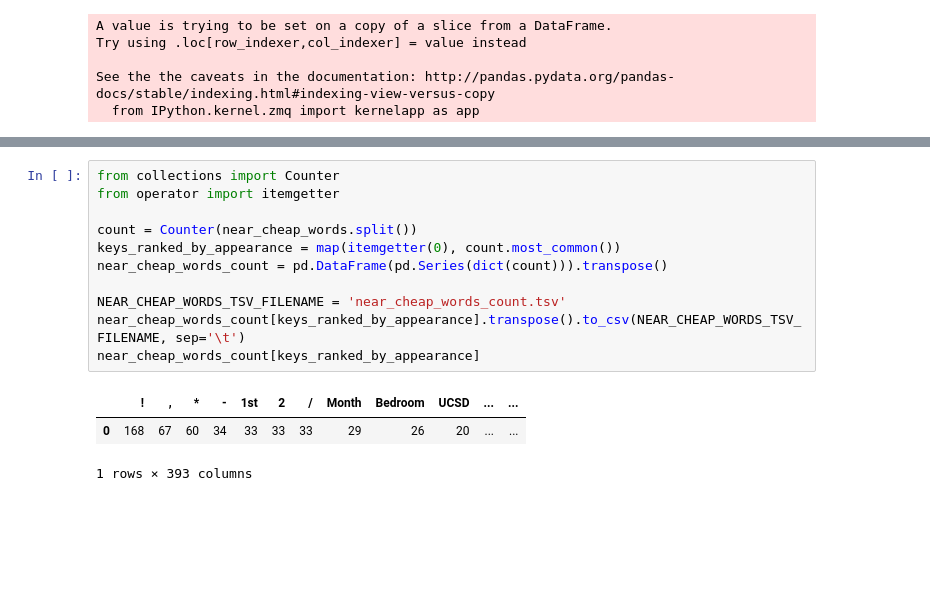
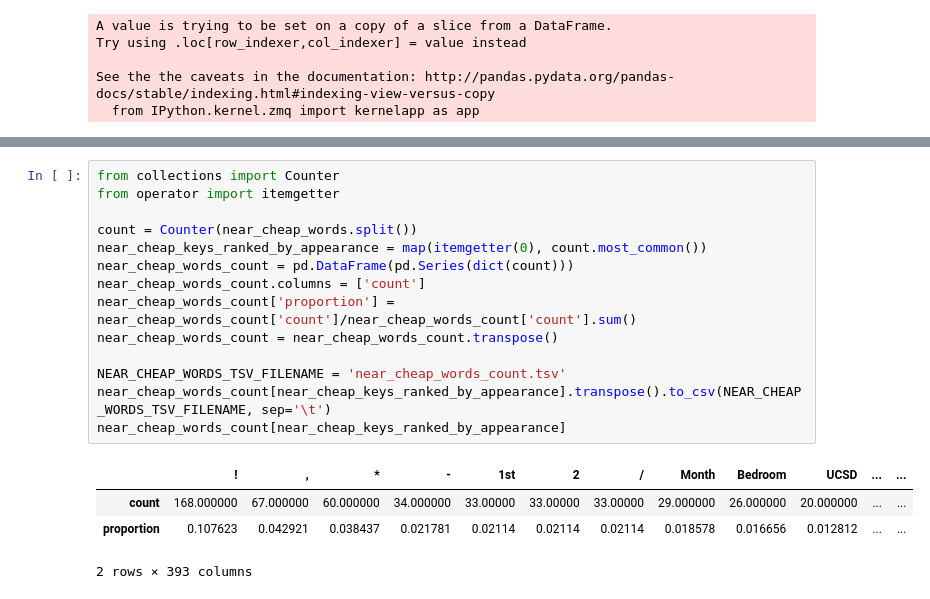
Before and after one commit to kevin11h/triton-housing-analysis, a Jupyter notebook: Housing Analysis for Tritons.ipynb, the cells around one changed output, grey strips where cells are left out. Saved outputs shown, nothing was run; the diff lists cells and outputs as text; blank space fills up the shorter version.

```diff
--- a/Housing Analysis for Tritons.ipynb
+++ b/Housing Analysis for Tritons.ipynb
@@ -389,15 +436,19 @@ near_cheap_words = ''.join(map(lambda c : ' '+c+' ' if c in set(string.punctuati
 # %%
 from collections import Counter
 from operator import itemgetter
 
 count = Counter(near_cheap_words.split())
-keys_ranked_by_appearance = map(itemgetter(0), count.most_common())
-near_cheap_words_count = pd.DataFrame(pd.Series(dict(count))).transpose()
+near_cheap_keys_ranked_by_appearance = map(itemgetter(0), count.most_common())
+near_cheap_words_count = pd.DataFrame(pd.Series(dict(count)))
+near_cheap_words_count.columns = ['count']
+near_cheap_words_count['proportion'] = near_cheap_words_count['count']/near_cheap_words_count['count'].sum()
+near_cheap_words_count = near_cheap_words_count.transpose()
 
 NEAR_CHEAP_WORDS_TSV_FILENAME = 'near_cheap_words_count.tsv'
-near_cheap_words_count[keys_ranked_by_appearance].transpose().to_csv(NEAR_CHEAP_WORDS_TSV_FILENAME, sep='\t')
-near_cheap_words_count[keys_ranked_by_appearance]
+near_cheap_words_count[near_cheap_keys_ranked_by_appearance].transpose().to_csv(NEAR_CHEAP_WORDS_TSV_FILENAME, sep='\t')
+near_cheap_words_count[near_cheap_keys_ranked_by_appearance]
 # %% [output]
 |  | ! | , | * | - | 1st | 2 | / | Month | Bedroom | UCSD | ... | ... |
-| 0 | 168 | 67 | 60 | 34 | 33 | 33 | 33 | 29 | 26 | 20 | ... | ... |
+| count | 168.000000 | 67.000000 | 60.000000 | 34.000000 | 33.00000 | 33.00000 | 33.00000 | 29.000000 | 26.000000 | 20.000000 | ... | ... |
+| proportion | 0.107623 | 0.042921 | 0.038437 | 0.021781 | 0.02114 | 0.02114 | 0.02114 | 0.018578 | 0.016656 | 0.012812 | ... | ... |
-1 rows × 393 columns
+2 rows × 393 columns
```
Also changed, not shown: parts of 18 cells of this notebook, 3 other files.
